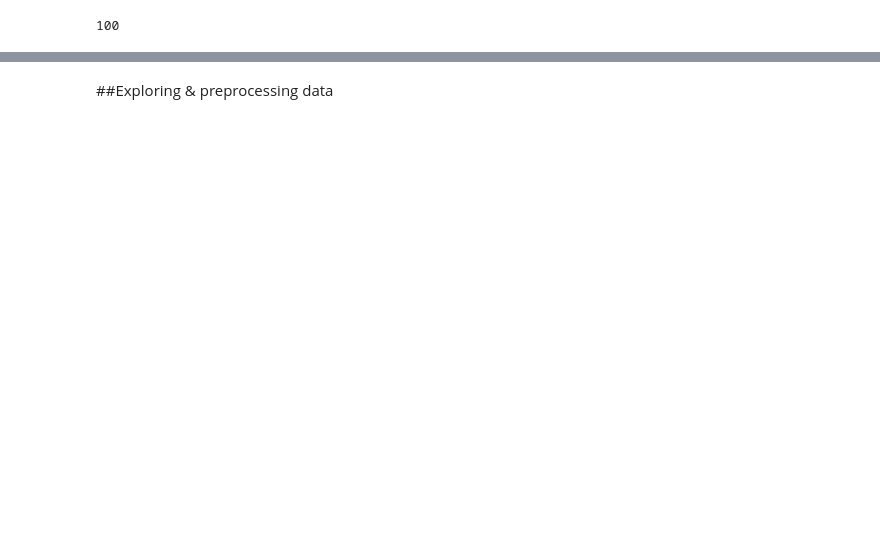
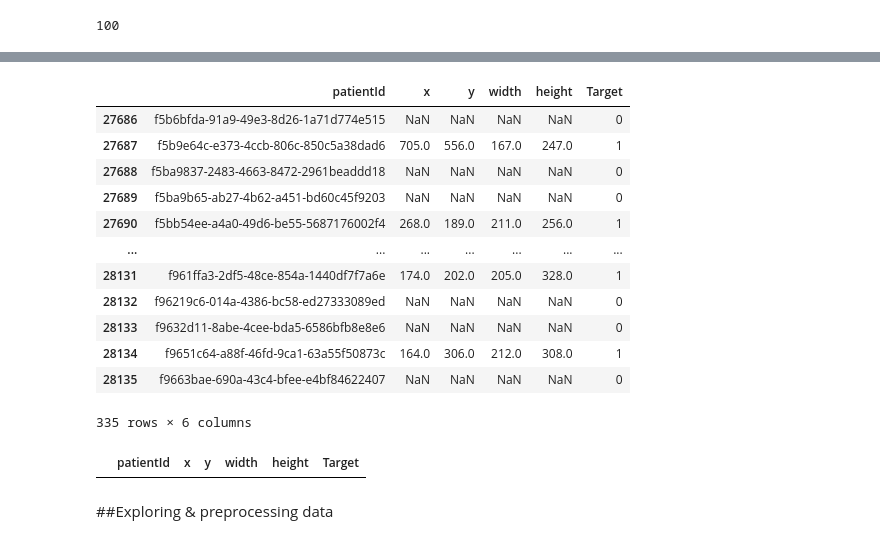
Before and after one commit to GrueneKatze/AI-for-Medicine-Coursera, a Jupyter notebook: Pneumonia_detection_with_FastAI.ipynb, the cells around one changed output, grey strips where cells are left out. Drawn from its saved outputs; the diff is of its cells as text; code cells hidden in the pictures; blank space fills up the shorter version.

```diff
--- a/Pneumonia_detection_with_FastAI.ipynb
+++ b/Pneumonia_detection_with_FastAI.ipynb
@@ -139,13 +136,6 @@ len(fnames)
 # %%
 #Creating list of image IDs to split training and validation labels
 image_ids = []
-for i in vals:
+for i in fs:
   n = i[:-4]
   image_ids.append(n)
-
-
-#image_ids = []
-#for i in vals:
- # n = i.stem
-  #image_ids.append(n)
-image_ids
@@ -156,7 +148,0 @@ train_labels_df = pd.read_csv(path_rsna/'stage_2_train_labels.csv')
-# %%
-for i in image_ids:
-  print(i)
-  valid_labels_df = train_labels_df[train_labels_df['patientId']==i]
-  train_labels_df.drop(train_labels_df[train_labels_df['patientId']==i].index, inplace=True)
-
-#train_labels_df[train_labels_df['patientId']=='0004cfab-14fd-4e49-80ba-63a80b6bddd6']
@@ -170,0 +164,2 @@ Index: []
+# %%
+valid_labels_df = pd.DataFrame(columns=train_labels_df.columns)
@@ -170,0 +171,29 @@ Index: []
+# %%
+for i in image_ids:
+  #if i == train_labels_df.patientId:
+  rows = train_labels_df.loc[train_labels_df['patientId'] == i, :]
+  valid_labels_df = valid_labels_df.append(rows, ignore_index=False)
+  train_labels_df.drop(rows.index, inplace=True)
+
+
+  #cond = train_labels_df.patientId = i
+  #rows = train_labels_df.loc[cond, :]
+  #valid_labels_df = valid_labels_df.append(rows, ignore_index=True)
+  #df1.drop(rows.index, inplace=True)
+  #valid_labels_df = train_labels_df[train_labels_df['patientId']==i]
+# %%
+valid_labels_df
+# %% [output]
+|  | patientId | x | y | width | height | Target |
+| 27686 | f5b6bfda-91a9-49e3-8d26-1a71d774e515 | NaN | NaN | NaN | NaN | 0 |
+| 27687 | f5b9e64c-e373-4ccb-806c-850c5a38dad6 | 705.0 | 556.0 | 167.0 | 247.0 | 1 |
+| 27688 | f5ba9837-2483-4663-8472-2961beaddd18 | NaN | NaN | NaN | NaN | 0 |
+| 27689 | f5ba9b65-ab27-4b62-a451-bd60c45f9203 | NaN | NaN | NaN | NaN | 0 |
+| 27690 | f5bb54ee-a4a0-49d6-be55-5687176002f4 | 268.0 | 189.0 | 211.0 | 256.0 | 1 |
+| ... | ... | ... | ... | ... | ... | ... |
+| 28131 | f961ffa3-2df5-48ce-854a-1440df7f7a6e | 174.0 | 202.0 | 205.0 | 328.0 | 1 |
+| 28132 | f96219c6-014a-4386-bc58-ed27333089ed | NaN | NaN | NaN | NaN | 0 |
+| 28133 | f9632d11-8abe-4cee-bda5-6586bfb8e8e6 | NaN | NaN | NaN | NaN | 0 |
+| 28134 | f9651c64-a88f-46fd-9ca1-63a55f50873c | 164.0 | 306.0 | 212.0 | 308.0 | 1 |
+| 28135 | f9663bae-690a-43c4-bfee-e4bf84622407 | NaN | NaN | NaN | NaN | 0 |
+335 rows × 6 columns
@@ -170,0 +202,4 @@ Index: []
+# %%
+train_labels_df[train_labels_df['patientId']=='f9651c64-a88f-46fd-9ca1-63a55f50873c']
+# %% [output]
+|  | patientId | x | y | width | height | Target |
```
Also changed, not shown: parts of 37 cells of this notebook.
